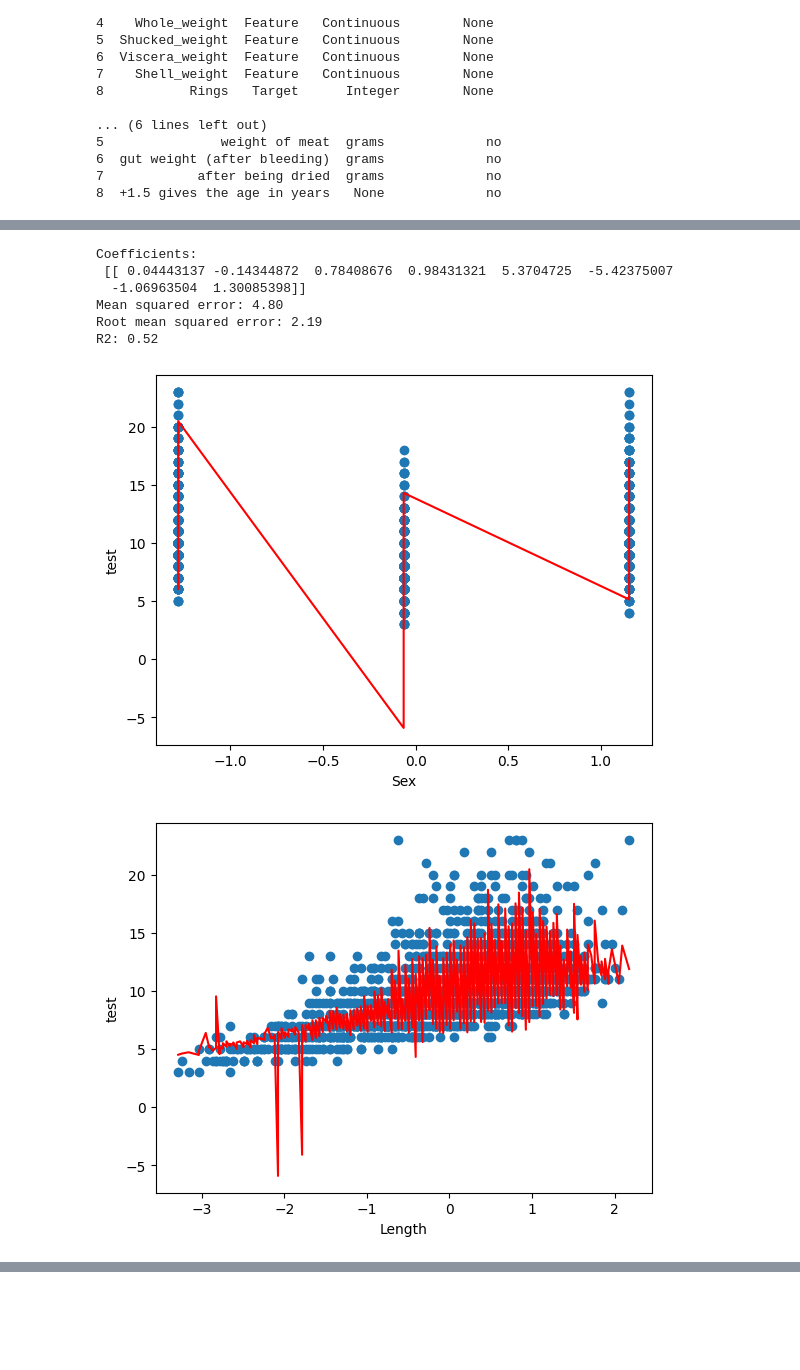
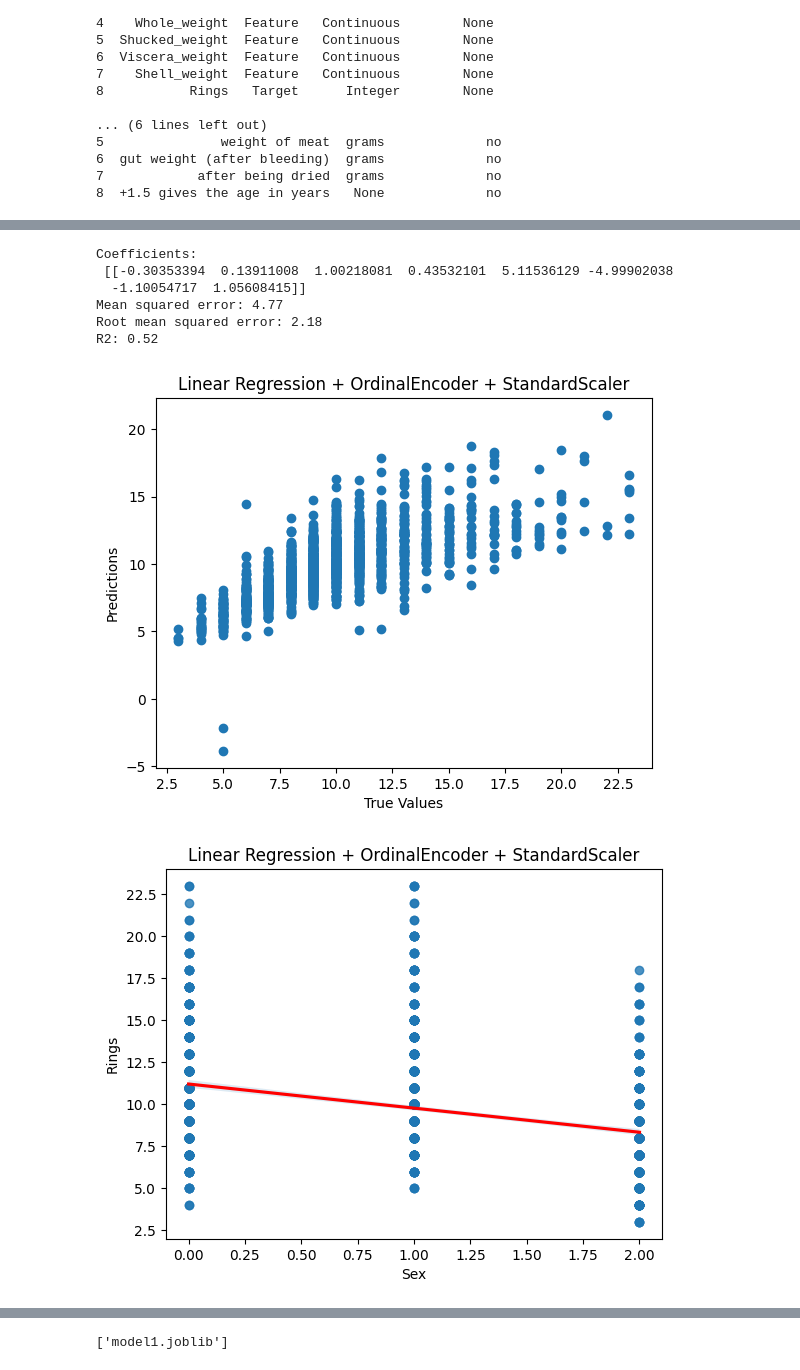
Before and after one commit to Xapier14/LE1_Crisang_LD, a Jupyter notebook: Abalone.ipynb, the cells around one changed output, grey strips where cells are left out. Drawn from its saved outputs; the diff is of its cells as text; code cells hidden in the pictures; blank space fills up the shorter version.

Commit message:
feat: streamline pipeline, add model dumping, fix graphs

```diff
--- a/Abalone.ipynb
+++ b/Abalone.ipynb
@@ -20,6 +18,12 @@ abalone = fetch_ucirepo(id=1)
 X = abalone.data.features
 y = abalone.data.targets
 
+features = abalone.variables['name']
+target = "Rings"
+
+# placeholder for results
+results = []
+
 # metadata
 print(abalone.metadata)
 
@@ -43,3 +47,8 @@ print(abalone.variables)
 6  gut weight (after bleeding)  grams             no
 7            after being dried  grams             no
 8  +1.5 gives the age in years   None             no
+# %%
+# Sex only has 3 categories, "M", "F", "I"
+# We transform this manually to 0, 1, 2
+sex_mapping = {"M": 0, "F": 1, "I": 2}
+X["Sex"] = X["Sex"].map(sex_mapping)
@@ -82,25 +115,29 @@ def displayMetrics(model, X_test, y_test, x_labels, y_label):
 # %%
 # MODEL PIPELINE
 # Linear Regression
 
 from sklearn.pipeline import make_pipeline
 from sklearn import preprocessing
 from sklearn.linear_model import LinearRegression
-from sklearn.feature_selection import SelectKBest, f_classif
+from joblib import dump
 
 pipeline = make_pipeline(
-    preprocessing.OrdinalEncoder(),
     preprocessing.StandardScaler(),
 )
 
 model, X_test, y_test = trainPipelineModel(pipeline, LinearRegression())
-displayMetrics(model, X_test, y_test, abalone.variables['name'], "test")
+title = "Linear Regression + OrdinalEncoder + StandardScaler"
+coef, mean_se, root_mean_se, r2 = displayMetrics(pipeline, X_test, y_test, title, features, target)
+stashResults(title, coef, mean_se, root_mean_se, r2)
+
+# save via joblib
+dump(model, 'model1.joblib')
 # %% [output]
 Coefficients:
- [[ 0.04443137 -0.14344872  0.78408676  0.98431321  5.3704725  -5.42375007
-  -1.06963504  1.30085398]]
-Mean squared error: 4.80
-Root mean squared error: 2.19
+ [[-0.30353394  0.13911008  1.00218081  0.43532101  5.11536129 -4.99902038
+  -1.10054717  1.05608415]]
+Mean squared error: 4.77
+Root mean squared error: 2.18
 R2: 0.52
-[figure, old version]
+[figure, new version]
-[figure, old version]
+[figure, new version]
@@ -113,3 +151,4 @@ R2: 0.52
+['model1.joblib']
 # %%
 # MODEL PIPELINE
 # Linear Regression
```
Also changed, not shown: parts of 9 cells of this notebook.
